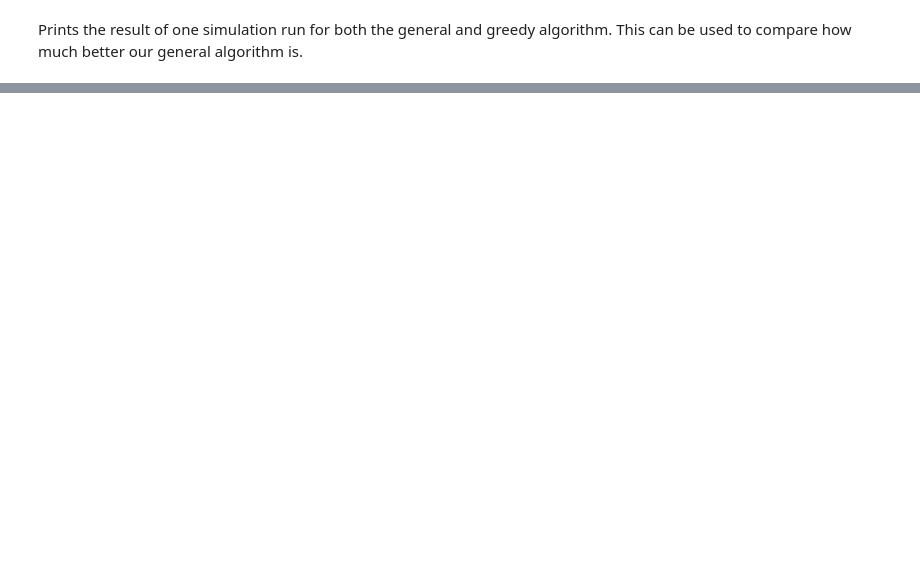
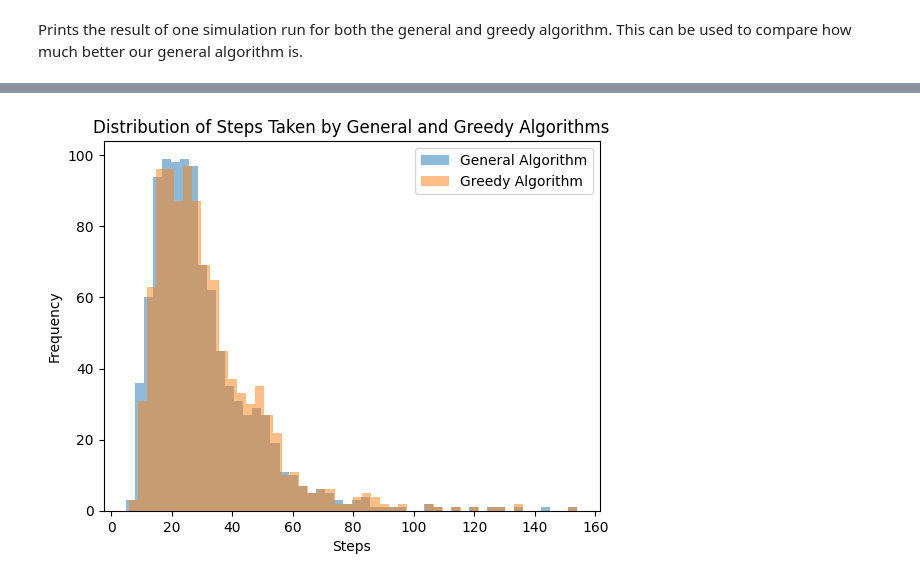
Before and after one commit to T-Lind/cost_mechnaisms_for_planning, a Jupyter notebook: main.ipynb, the cells around one changed output, grey strips where cells are left out. Saved outputs shown, nothing was run; the diff lists cells and outputs as text; code cells hidden in the pictures; blank space fills up the shorter version.

Commit message:
taking costs successfully!!!

```diff
--- a/main.ipynb
+++ b/main.ipynb
@@ -16,6 +16,8 @@ file_name = config_file.split('/')[-1].split('.')[0]
 
 with open(config_file) as f:
     spec = json.loads(f.read())
+# %%
+load_from_file = input("Load from file? (y/n): ")
 # %% [markdown]
 Computes the optimal policy. Prints out the time taken to compute the optimal policy as well as the configuration file used.
 # %%
@@ -93,6 +96,7 @@ Time elapsed to compute optimal policy:  87.3408843
 # %% [markdown]
 Saving the model that was generated to a file. This will allow for faster loading in the future.
 # %%
-fom_save_file_name = wedding_fom.save()
-print('Model saved to: ', fom_save_file_name)
+if load_from_file != 'y':
+    fom_save_file_name = wedding_fom.save()
+    print('Model saved to: ', fom_save_file_name)
 # %% [output]
@@ -100,7 +104,12 @@ OSError: [Errno 22] Invalid argument: 'saves/C:\\Users\\tenant\\PycharmProjects\
 # %% [markdown]
 Loads the model from the file that was saved. This is useful for when you want to run simulations on the model without having to recompute the optimal policy.
 # %%
-wedding_fom = FOM.load(fom_save_file_name)
+if load_from_file == 'y':
+    fom_save_file_name = 'saves/ptcr_model_20240407-125823.pkl'
+    is_file = input("Is this the correct file? (y/n): ")
+    if is_file == 'n':
+        fom_save_file_name = input("Enter the correct file name: ")
+    wedding_fom = FOM.load(fom_save_file_name)
 # %% [markdown]
 Plots the training runs of the general algorithm. This can be helpful to determine how various factors might affect the training process.
 # %%
@@ -118,0 +134,30 @@ print(results)
+# %%
+from tqdm import tqdm
+
+# Now, simulate the algorithms across 1000 runs
+n_runs = 100_000
+
+general_steps = []
+greedy_steps = []
+
+general_costs = []
+greedy_costs = []
+
+for i in tqdm(range(n_runs)):
+    results = wedding_fom.simulate_general_and_greedy_algorithms()
+    general_steps.append(results['general_algorithm']['steps'])
+    greedy_steps.append(results['greedy_algorithm']['steps'])
+
+    general_costs.append(results['general_algorithm']['total_cost'])
+    greedy_costs.append(results['greedy_algorithm']['total_cost'])
+# %%
+# Plot the two histograms, with general/greedy distributions in different colors
+plt.hist(general_steps, bins=50, alpha=0.5, label='General Algorithm')
+plt.hist(greedy_steps, bins=50, alpha=0.5, label='Greedy Algorithm')
+plt.legend()
+plt.title('Distribution of Steps Taken by General and Greedy Algorithms')
+plt.xlabel('Steps')
+plt.ylabel('Frequency')
+plt.show()
+# %% [output]
+[figure, added]
```
Also changed, not shown: parts of 5 cells of this notebook, 4 other files.
